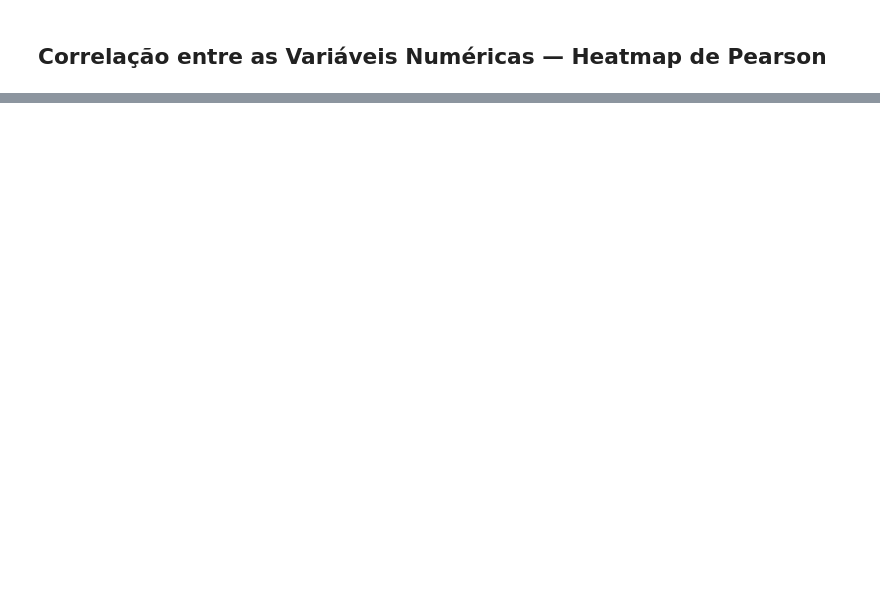
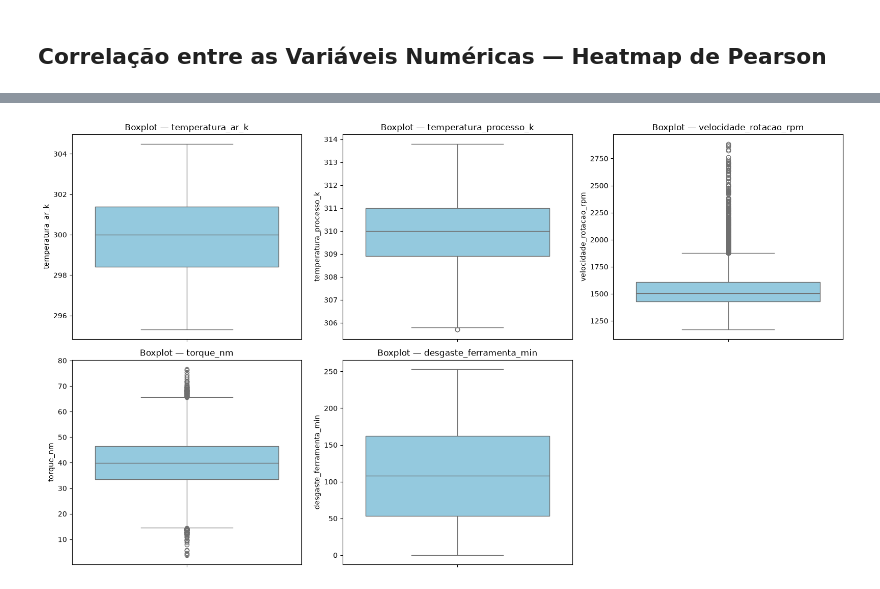
Before and after one commit to ThiOliver/projeto-analise-de-manutencao-preditiva, a Jupyter notebook: analise.ipynb, the cells around one changed output, grey strips where cells are left out. Drawn from its saved outputs; the diff is of its cells as text; code cells hidden in the pictures; blank space fills up the shorter version.

Commit message:
implementa a limpeza o tratamento dos dados e identifica outliers via boxplot

```diff
--- a/analise.ipynb
+++ b/analise.ipynb
@@ -213,0 +262,15 @@ treinar o KNN, pois este algoritmo é sensível a diferenças de escala.
+# %%
+# Colunas simétricas: imputação pela MÉDIA.
+colunas_media = ['temperatura_ar_k', 'temperatura_processo_k', 'torque_nm']
+
+for coluna in colunas_media:
+    df[coluna] = df[coluna].fillna(df[coluna].mean())
+
+# Coluna assimétrica: imputação pela MEDIANA.
+df['velocidade_rotacao_rpm'] = df['velocidade_rotacao_rpm'].fillna(
+    df['velocidade_rotacao_rpm'].median()
+)
+
+# Confirma que não restaram valores ausentes.
+print("Valores nulos restantes por coluna:")
+print(df.isnull().sum())
@@ -213,0 +294,38 @@ treinar o KNN, pois este algoritmo é sensível a diferenças de escala.
+# %%
+# Lista das variáveis numéricas que serão analisadas nos boxplots.
+# O objetivo é identificar possíveis valores extremos em cada coluna.
+
+variaveis_explicativas = ['temperatura_ar_k', 'temperatura_processo_k',
+                          'velocidade_rotacao_rpm', 'torque_nm',
+                          'desgaste_ferramenta_min']
+
+# Cria uma grade com 2 linhas e 3 colunas para organizar os 5 boxplots.
+
+fig, eixos = plt.subplots(2, 3, figsize=(16, 9))
+
+# Transforma a grade 2x3 em uma lista simples de 6 posições.
+# Isso facilita o acesso a cada espaço do gráfico dentro do laço for.
+
+eixos = eixos.flatten()
+
+# Percorre a lista de variáveis e cria um boxplot para cada coluna.
+
+for i, coluna in enumerate(variaveis_explicativas):
+
+# Cria o boxplot da coluna atual dentro da posição correspondente da grade.
+
+    sns.boxplot(data=df, y=coluna, ax=eixos[i], color='skyblue')
+
+  # Define o título de cada gráfico usando o nome da coluna.
+    eixos[i].set_title(f'Boxplot — {coluna}')
+
+# Remove o sexto espaço da grade, pois existem apenas 5 variáveis.
+fig.delaxes(eixos[5])
+
+# Ajusta automaticamente o espaçamento entre os gráficos.
+plt.tight_layout()
+
+# Exibe todos os boxplots.
+plt.show()
+# %% [output]
+[figure, added]
```
Also changed, not shown: parts of 10 cells of this notebook.
